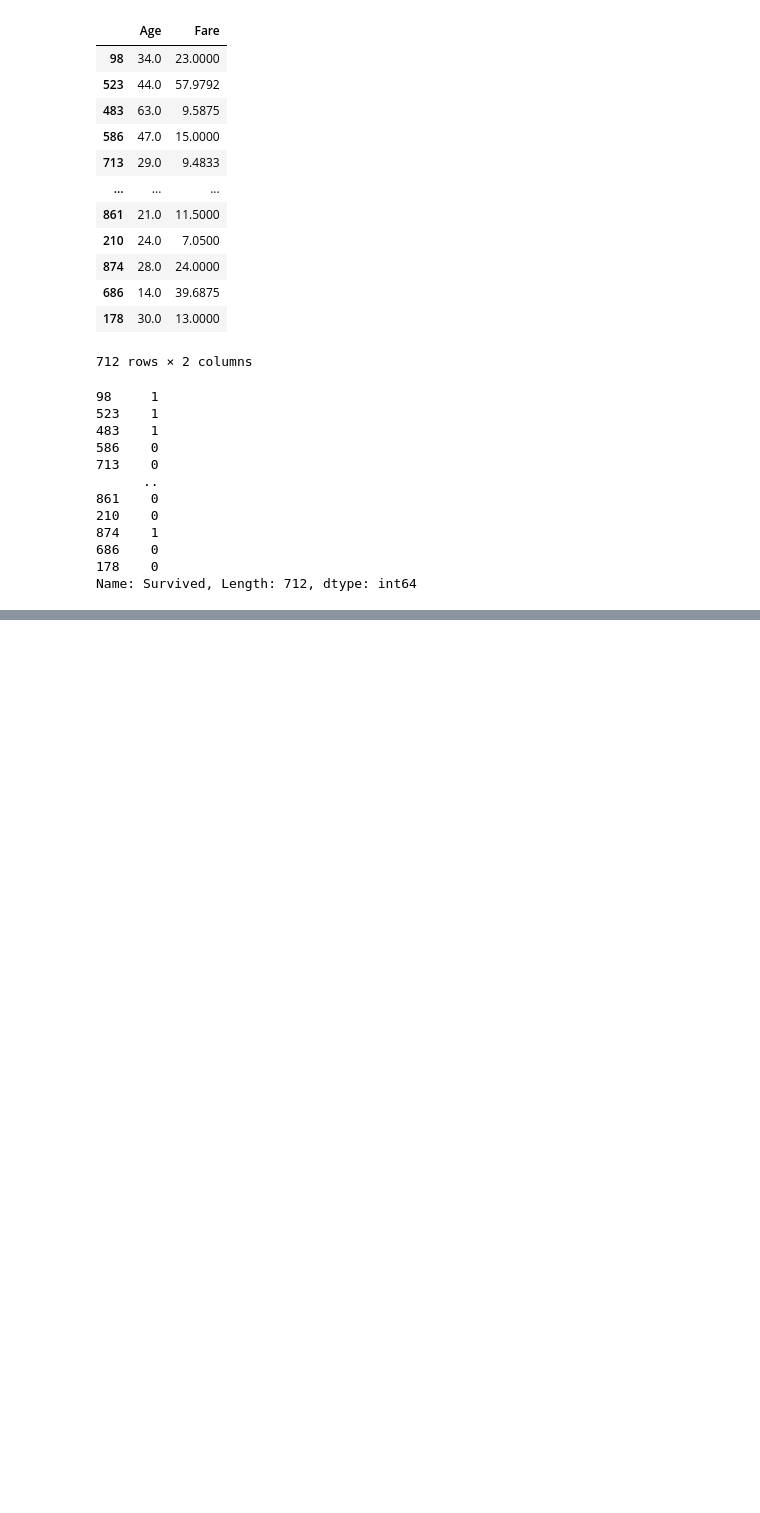
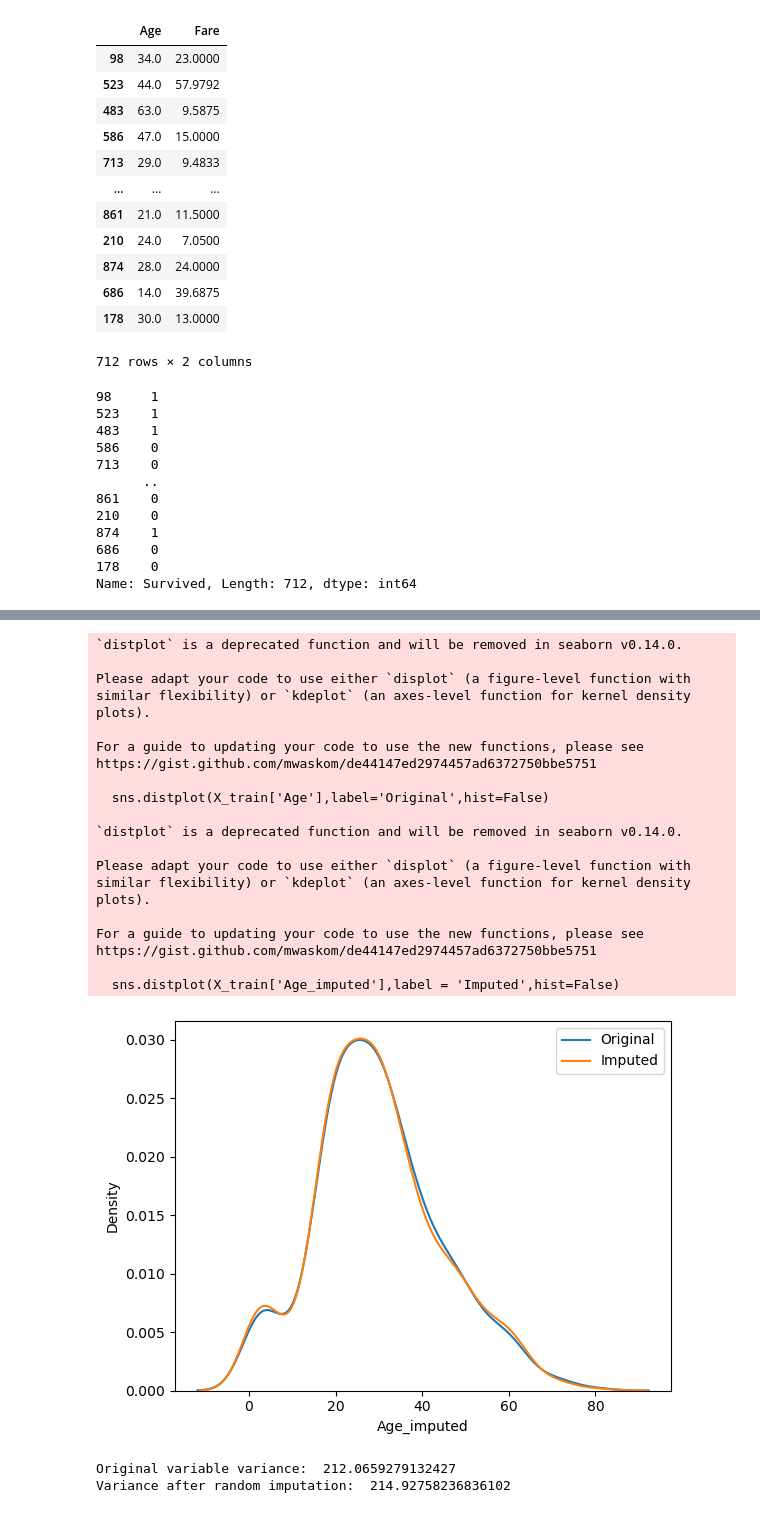
Before and after one commit to taherafirdose/100-days-of-Machine-Learning, a Jupyter notebook: Handling Missing Data/Random Imputation.ipynb, the cells around one changed output, grey strips where cells are left out. Drawn from its saved outputs; the diff is of its cells as text; code cells hidden in the pictures; blank space fills up the shorter version.

```diff
--- a/Handling Missing Data/Random Imputation.ipynb
+++ b/Handling Missing Data/Random Imputation.ipynb
@@ -62,3 +62,9 @@ y_train
 686    0
 178    0
 Name: Survived, Length: 712, dtype: int64
+# %%
+X_train['Age_imputed'] = X_train['Age']
+X_test['Age_imputed'] = X_test['Age']
+# %%
+X_train['Age_imputed'][X_train['Age_imputed'].isnull()] = X_train['Age'].dropna().sample(X_train['Age'].isnull().sum()).values
+X_test['Age_imputed'][X_test['Age_imputed'].isnull()] = X_train['Age'].dropna().sample(X_test['Age'].isnull().sum()).values
@@ -64,0 +95,33 @@ Name: Survived, Length: 712, dtype: int64
+# %%
+sns.distplot(X_train['Age'],label='Original',hist=False)
+sns.distplot(X_train['Age_imputed'],label = 'Imputed',hist=False)
+
+plt.legend()
+plt.show()
+# %% [output]
+`distplot` is a deprecated function and will be removed in seaborn v0.14.0.
+
+Please adapt your code to use either `displot` (a figure-level function with
+similar flexibility) or `kdeplot` (an axes-level function for kernel density plots).
+
+For a guide to updating your code to use the new functions, please see
+https://gist.github.com/mwaskom/de44147ed2974457ad6372750bbe5751
+
+  sns.distplot(X_train['Age'],label='Original',hist=False)
+
+`distplot` is a deprecated function and will be removed in seaborn v0.14.0.
+
+Please adapt your code to use either `displot` (a figure-level function with
+similar flexibility) or `kdeplot` (an axes-level function for kernel density plots).
+
+For a guide to updating your code to use the new functions, please see
+https://gist.github.com/mwaskom/de44147ed2974457ad6372750bbe5751
+
+  sns.distplot(X_train['Age_imputed'],label = 'Imputed',hist=False)
+[figure, added]
+# %%
+print('Original variable variance: ', X_train['Age'].var())
+print('Variance after random imputation: ', X_train['Age_imputed'].var())
+# %% [output]
+Original variable variance:  212.0659279132427
+Variance after random imputation:  214.92758236836102
```
Also changed, not shown: parts of 19 cells of this notebook, 4 other files.
